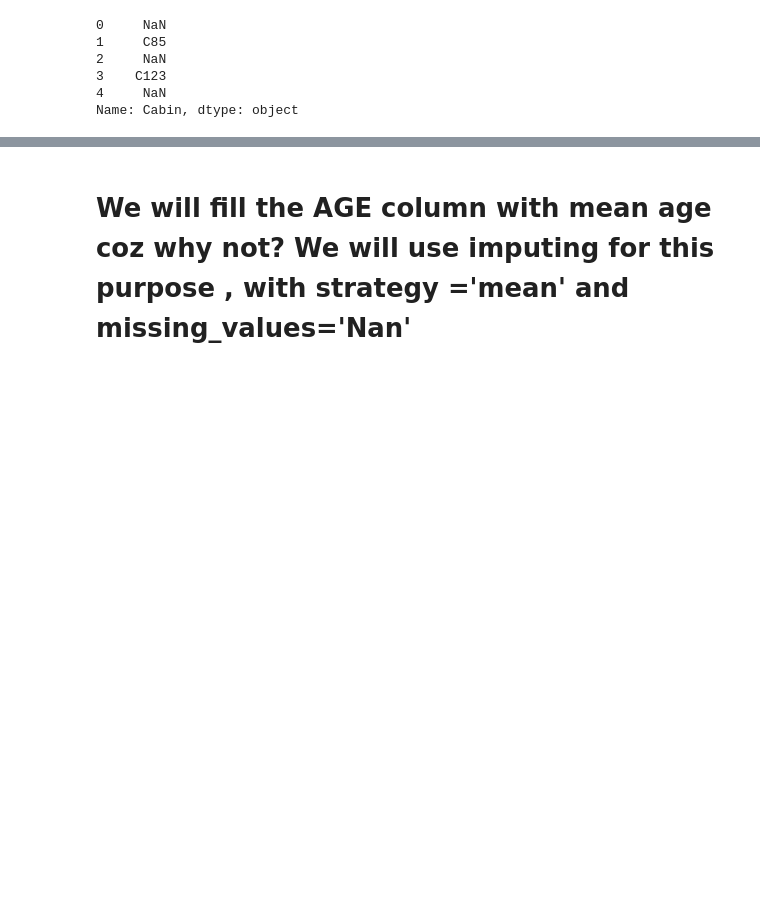
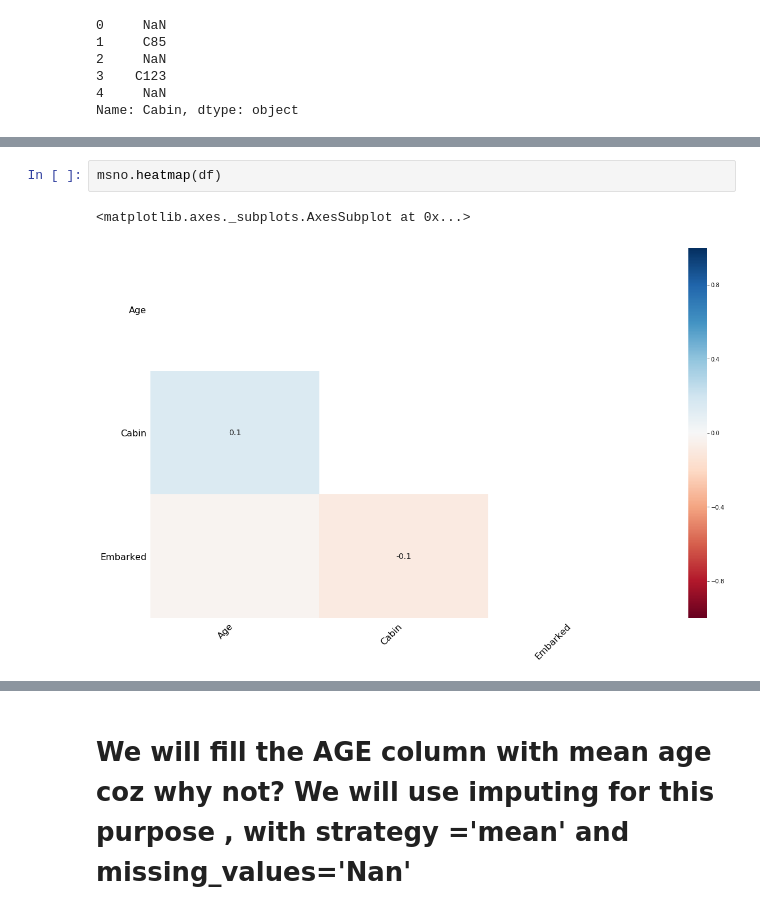
Before and after one commit to harshitanand2k/Data-Science-workflow, a Jupyter notebook: kaggleboi2.ipynb, the cells around one changed output, grey strips where cells are left out. Drawn from its saved outputs; the diff is of its cells as text; blank space fills up the shorter version.

```diff
--- a/kaggleboi2.ipynb
+++ b/kaggleboi2.ipynb
@@ -92,0 +134,5 @@ Name: Cabin, dtype: object
+# %%
+msno.heatmap(df)
+# %% [output]
+<matplotlib.axes._subplots.AxesSubplot at 0x...>
+[figure, added]
```
Also changed, not shown: parts of 36 cells of this notebook.
